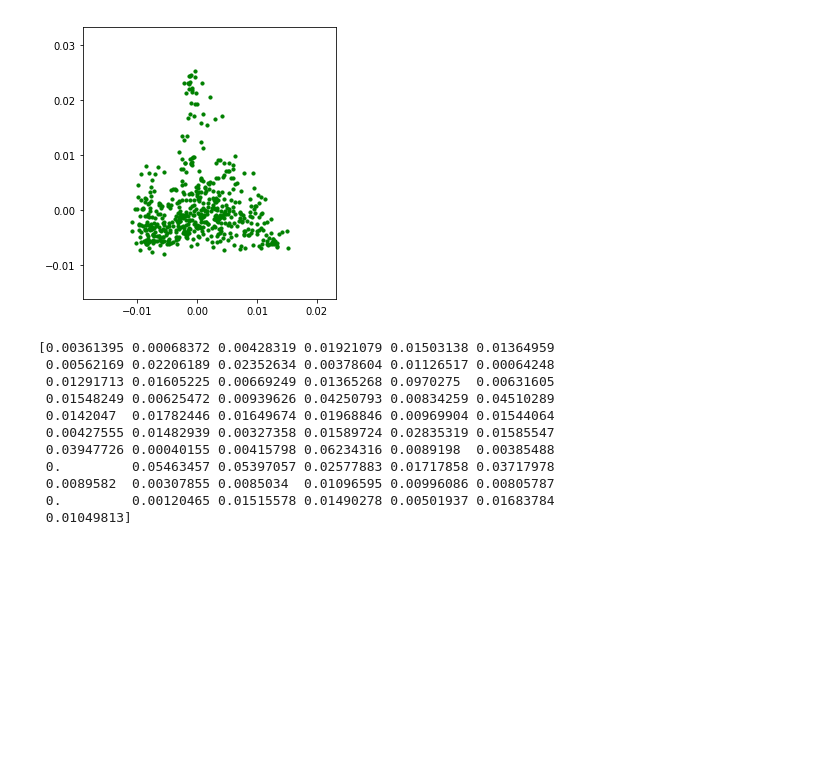
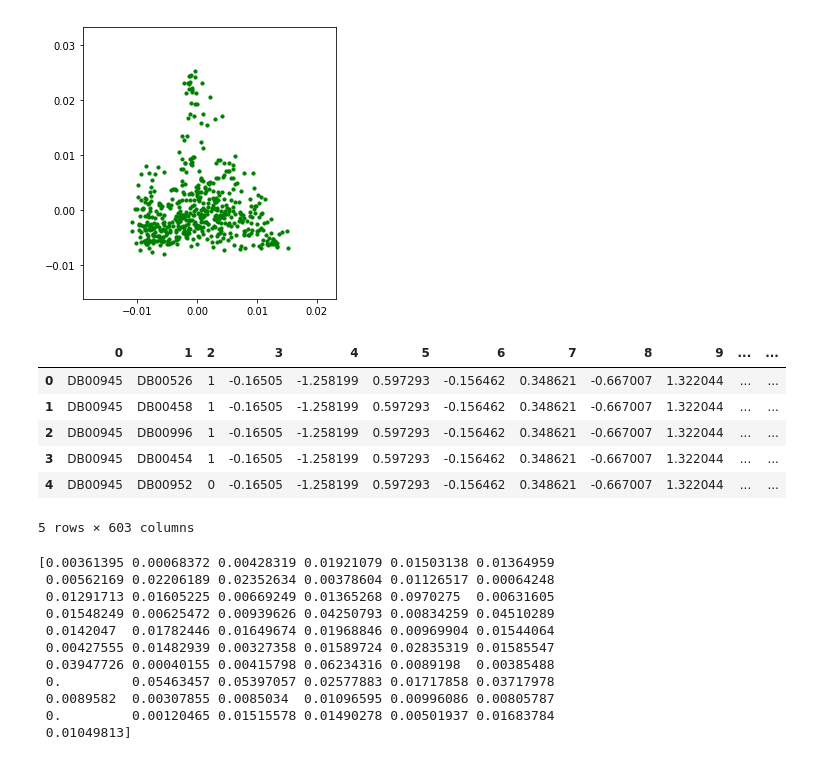
Before and after one commit to aminkhod/DDI-Project, a Jupyter notebook: feature_selection.ipynb, the cells around one changed output. Drawn from its saved outputs; the diff is of its cells as text; code cells hidden in the pictures; blank space fills up the shorter version.

```diff
--- a/feature_selection.ipynb
+++ b/feature_selection.ipynb
@@ -110,3 +108,15 @@ X_red.to_csv('drugFeatureReductionByManifpold.csv',index=False)
 Computing embedding
 Done.
 [figure]
+# %%
+df = pd.read_csv('../saved F.csv')
+
+df.head()
+# %% [output]
+|  | 0 | 1 | 2 | 3 | 4 | 5 | 6 | 7 | 8 | 9 | ... | ... |
+| 0 | DB00945 | DB00526 | 1 | -0.16505 | -1.258199 | 0.597293 | -0.156462 | 0.348621 | -0.667007 | 1.322044 | ... | ... |
+| 1 | DB00945 | DB00458 | 1 | -0.16505 | -1.258199 | 0.597293 | -0.156462 | 0.348621 | -0.667007 | 1.322044 | ... | ... |
+| 2 | DB00945 | DB00996 | 1 | -0.16505 | -1.258199 | 0.597293 | -0.156462 | 0.348621 | -0.667007 | 1.322044 | ... | ... |
+| 3 | DB00945 | DB00454 | 1 | -0.16505 | -1.258199 | 0.597293 | -0.156462 | 0.348621 | -0.667007 | 1.322044 | ... | ... |
+| 4 | DB00945 | DB00952 | 0 | -0.16505 | -1.258199 | 0.597293 | -0.156462 | 0.348621 | -0.667007 | 1.322044 | ... | ... |
+5 rows × 603 columns
```
Also changed, not shown: parts of 9 cells of this notebook, 1 other file.
